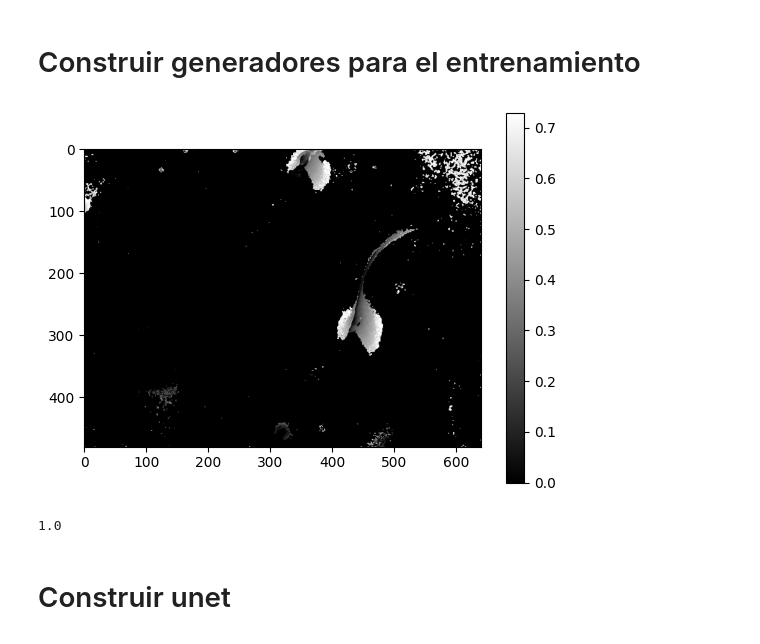
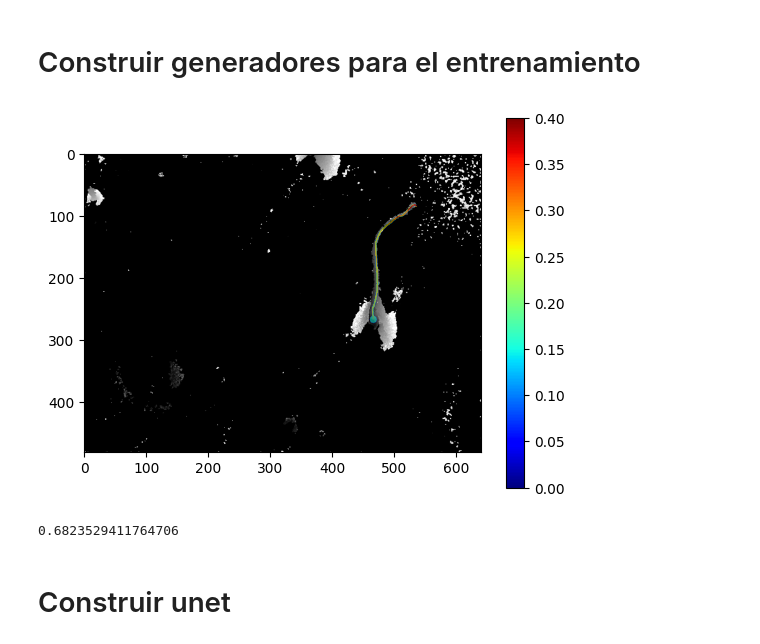
Before and after one commit to AndresBrie/asdf, a Jupyter notebook: unet-2d-3d.ipynb, the cells around one changed output. Drawn from its saved outputs; the diff is of its cells as text; code cells hidden in the pictures.

```diff
--- a/unet-2d-3d.ipynb
+++ b/unet-2d-3d.ipynb
@@ -40,7 +40,7 @@ def data_generator_seg(filenames, batch_size):
             batch_outputs= [io.imread(os.path.join(centerline_path, filenames[j])) for j in batch_indices]
             #
             inputs = np.array(batch_inputs)/255
-            outputs = np.ceil(np.array(batch_outputs)/255)
+            outputs = np.array(batch_outputs)/255
             if len(inputs.shape) == 3:
                 inputs = np.expand_dims(inputs, axis=-1)  # [B,H,W] -> [B,H,W,1]
             if len(outputs.shape) == 3:
@@ -53,16 +53,18 @@ batch_size = 32
 train_generator = data_generator_seg(train_name, batch_size)
 validation_generator = data_generator_seg(valid_name, batch_size)
 # %%
-
-c=plt.imshow(tr[0][0],cmap="gray")
+for tr in train_generator:
+    plt.imshow(tr[0][0],cmap="gray")
+    c=plt.imshow(tr[1][0],cmap="jet",alpha=np.where(tr[1][0][:,:,0]==0,0,0.5))
+    break
 plt.colorbar(c)
 plt.show()
 # %% [output]
-[figure, old version]
+[figure, new version]
 # %%
-print(np.max(tr[1][0]))
+print(np.max(tr[0][0]))
 # %% [output]
-1.0
+0.6823529411764706
 # %% [markdown]
 # Construir unet
 # %%
```
Also changed, not shown: parts of 5 cells of this notebook.
